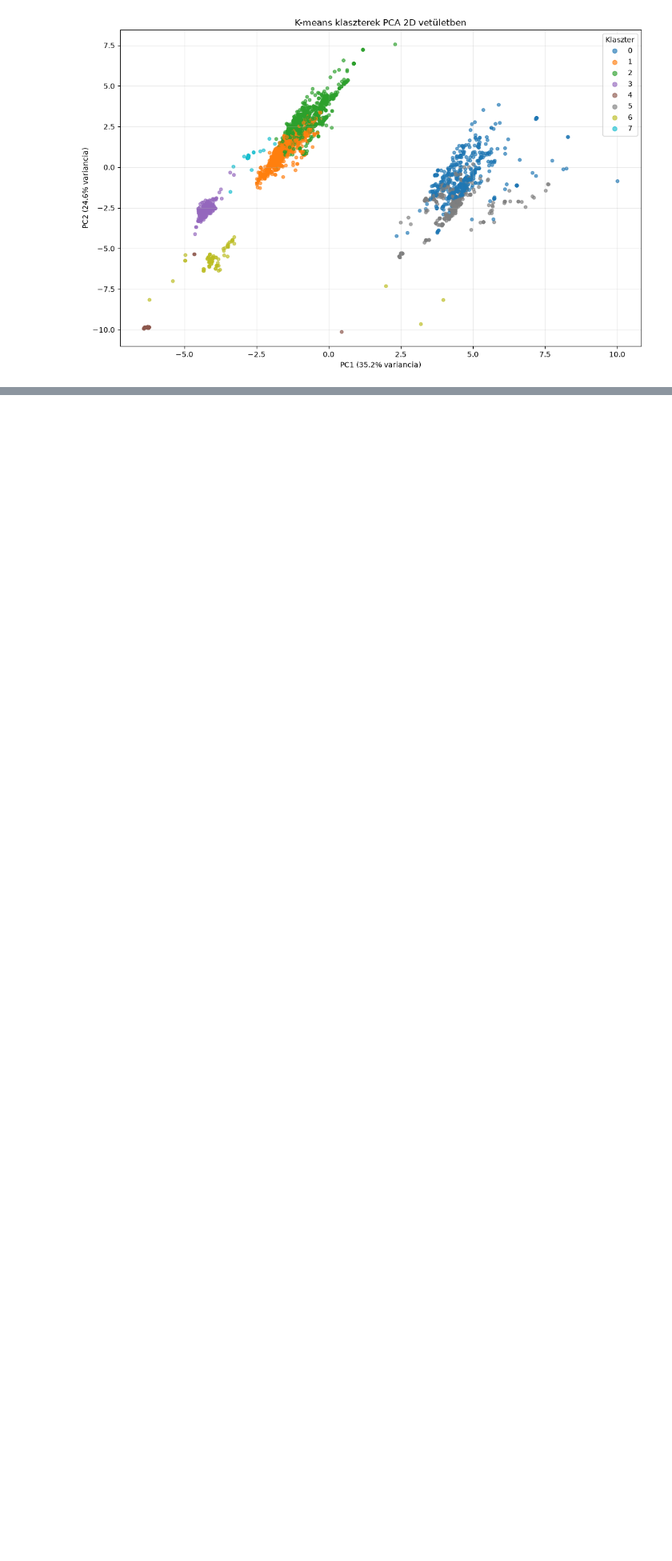
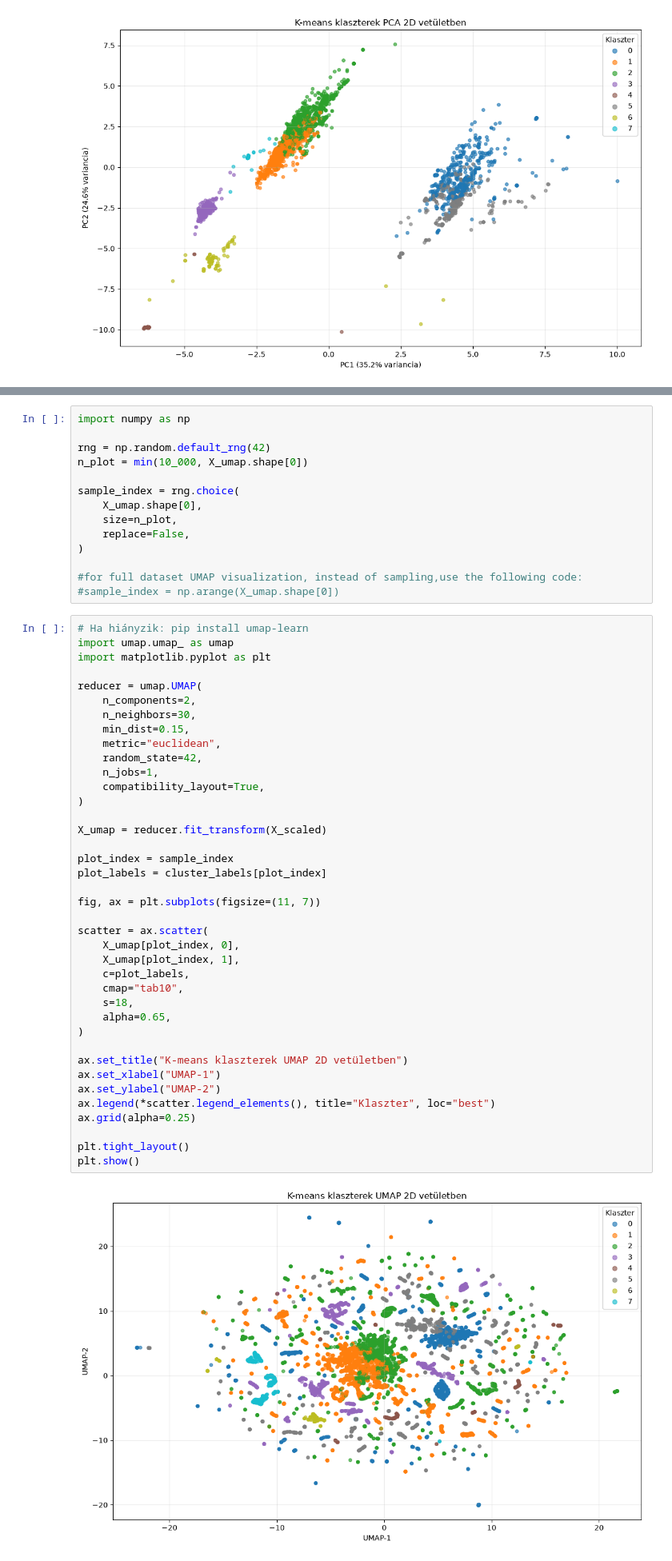
Before and after one commit to mezeijanos/ai-kibervedelem, a Jupyter notebook: explore_extracted_features.ipynb, the cells around one changed output, grey strips where cells are left out. Shown at 80% size. Drawn from its saved outputs; the diff is of its cells as text; blank space fills up the shorter version.

```diff
--- a/explore_extracted_features.ipynb
+++ b/explore_extracted_features.ipynb
@@ -577,3 +583,58 @@ plt.show()
+# %%
+import numpy as np
+
+rng = np.random.default_rng(42)
+n_plot = min(10_000, X_umap.shape[0])
+
+sample_index = rng.choice(
+    X_umap.shape[0],
+    size=n_plot,
+    replace=False,
+)
+
+#for full dataset UMAP visualization, instead of sampling,use the following code:
+#sample_index = np.arange(X_umap.shape[0])
+# %%
+# Ha hiányzik: pip install umap-learn
+import umap.umap_ as umap
+import matplotlib.pyplot as plt
+
+reducer = umap.UMAP(
+    n_components=2,
+    n_neighbors=30,
+    min_dist=0.15,
+    metric="euclidean",
+    random_state=42,
+    n_jobs=1,
+    compatibility_layout=True,
+)
+
+X_umap = reducer.fit_transform(X_scaled)
+
+plot_index = sample_index
+plot_labels = cluster_labels[plot_index]
+
+fig, ax = plt.subplots(figsize=(11, 7))
+
+scatter = ax.scatter(
+    X_umap[plot_index, 0],
+    X_umap[plot_index, 1],
+    c=plot_labels,
+    cmap="tab10",
+    s=18,
+    alpha=0.65,
+)
+
+ax.set_title("K-means klaszterek UMAP 2D vetületben")
+ax.set_xlabel("UMAP-1")
+ax.set_ylabel("UMAP-2")
+ax.legend(*scatter.legend_elements(), title="Klaszter", loc="best")
+ax.grid(alpha=0.25)
+
+plt.tight_layout()
+plt.show()
+# %% [output]
+[figure, added]
 # %% [markdown]
 ### Validate cluster profiles quality
 # %%
```
Also changed, not shown: parts of 3 cells of this notebook.
